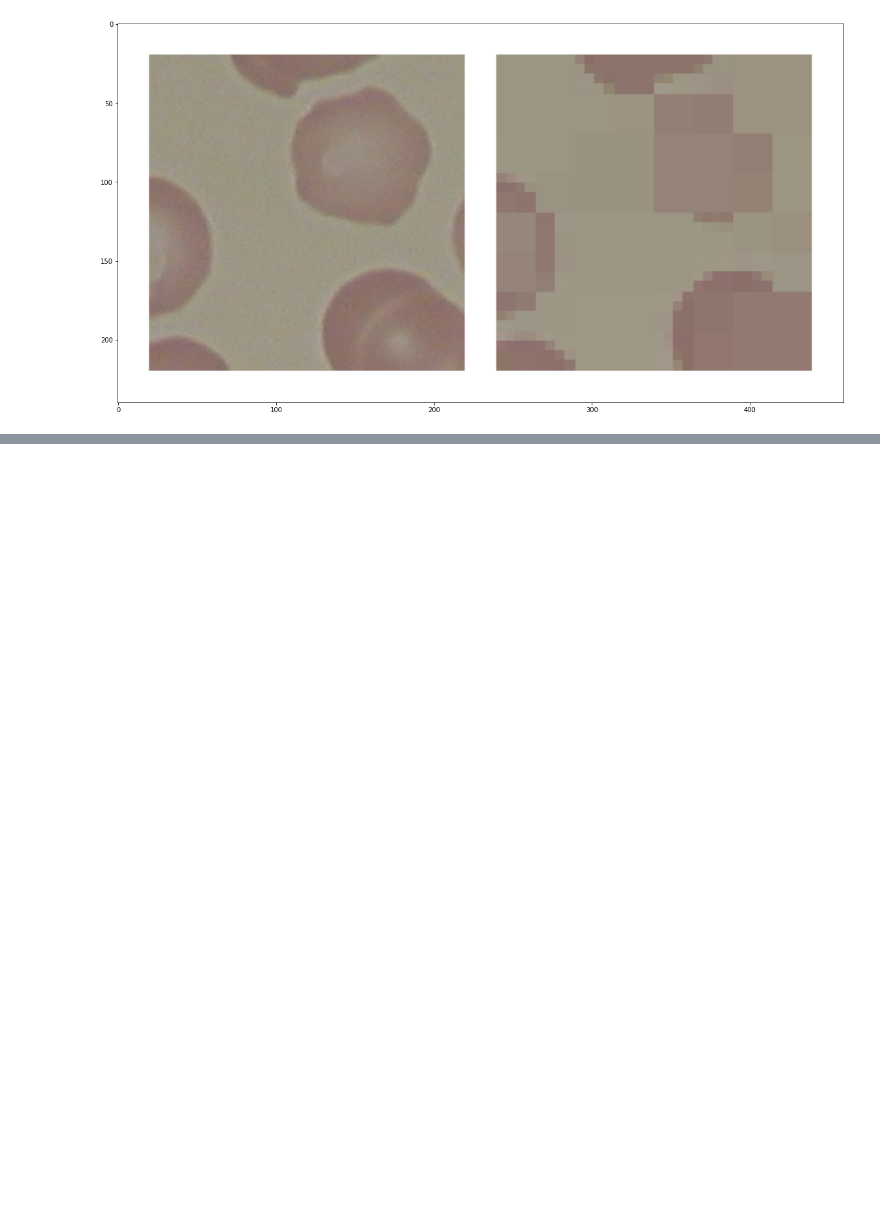
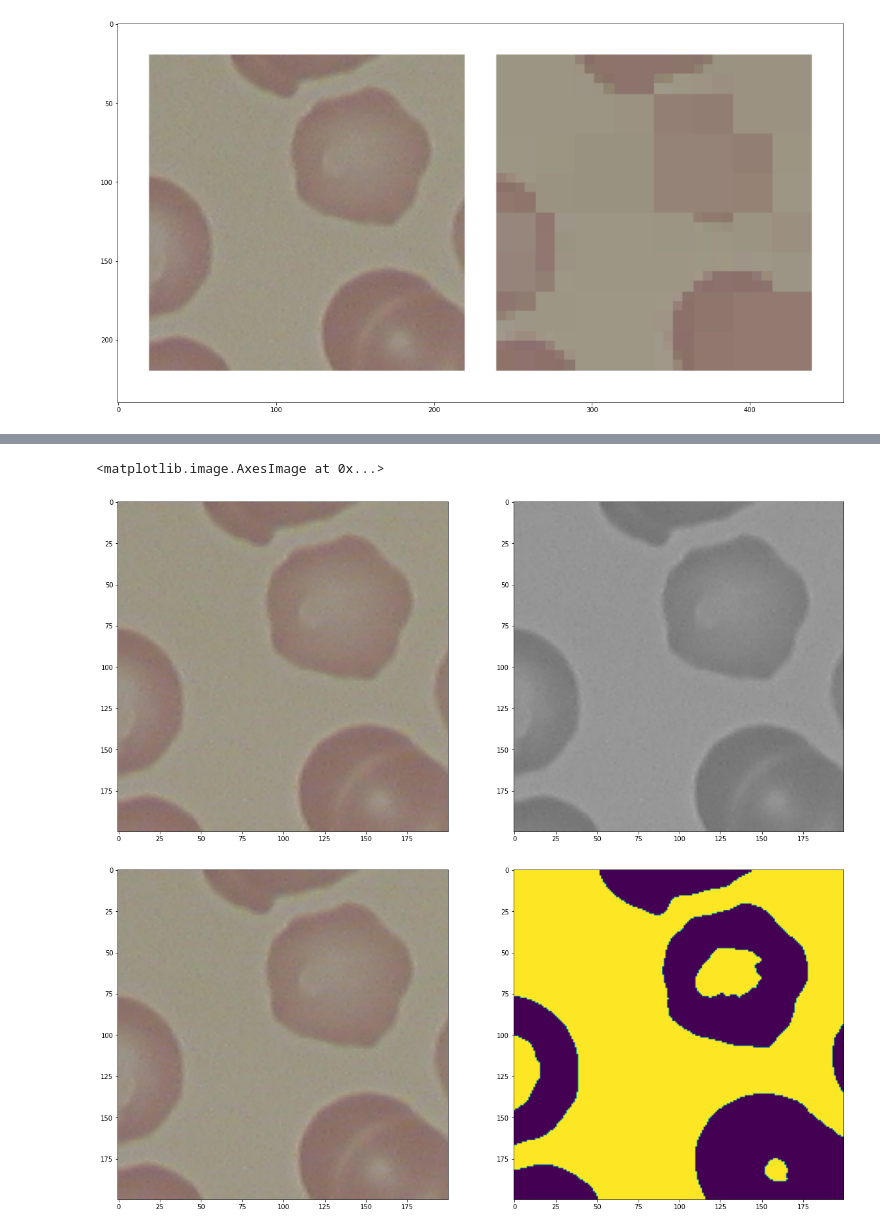
Before and after one commit to zaxo7/QuadTree, a Jupyter notebook: test2.ipynb, the cells around one changed output, grey strips where cells are left out. Cells and saved outputs as stored; diff of their text form; code cells hidden in the pictures; blank space fills up the shorter version.

```diff
--- a/test2.ipynb
+++ b/test2.ipynb
@@ -213,0 +218,23 @@ displayQuadTree("corped.jpg", threshold=0.037, img_boarder=20, line_color=(0,0,0
+# %%
+# convert the image to grayscale and blur it slightly
+gray = cv2.cvtColor(img, cv2.COLOR_BGR2GRAY)
+blurred = cv2.GaussianBlur(gray, (7, 7), 0)
+
+(T, threshInv) = cv2.threshold(blurred, 200, 255,
+                               cv2.THRESH_BINARY_INV)
+
+
+(T, thresh) = cv2.threshold(blurred, 200, 255,
+                            cv2.THRESH_BINARY)
+
+ret2,th2 = cv2.threshold(blurred,0,255,cv2.THRESH_BINARY+cv2.THRESH_OTSU)
+
+
+printI2(img, gray)
+printI2(img, blurred)
+
+plt.imshow(th2)
+# %% [output]
+<matplotlib.image.AxesImage at 0x...>
+[figure, added]
+[figure, added]
```
Also changed, not shown: parts of 1 cell of this notebook, 3 other files.
